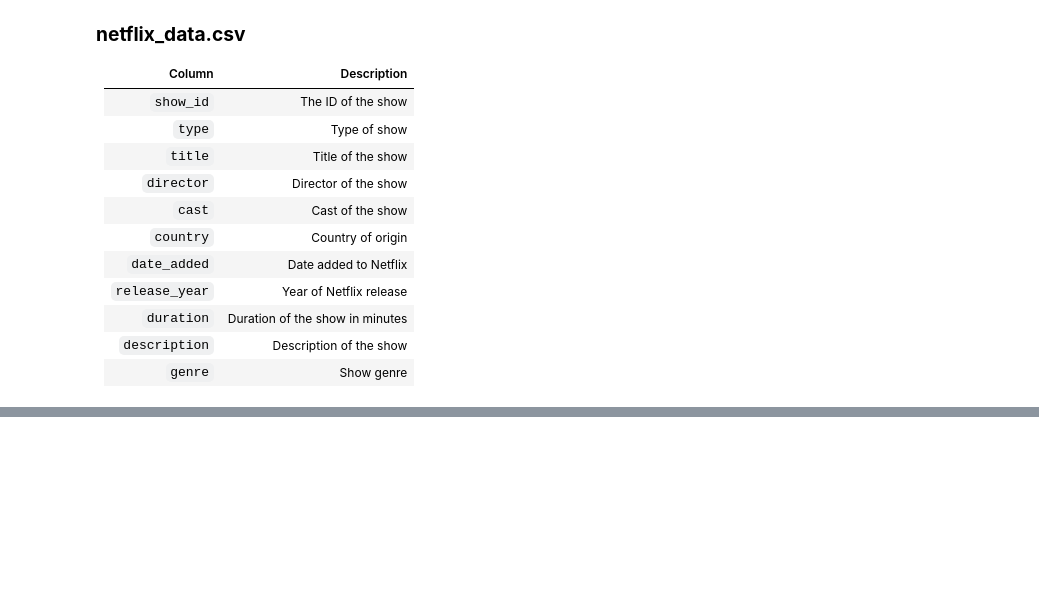
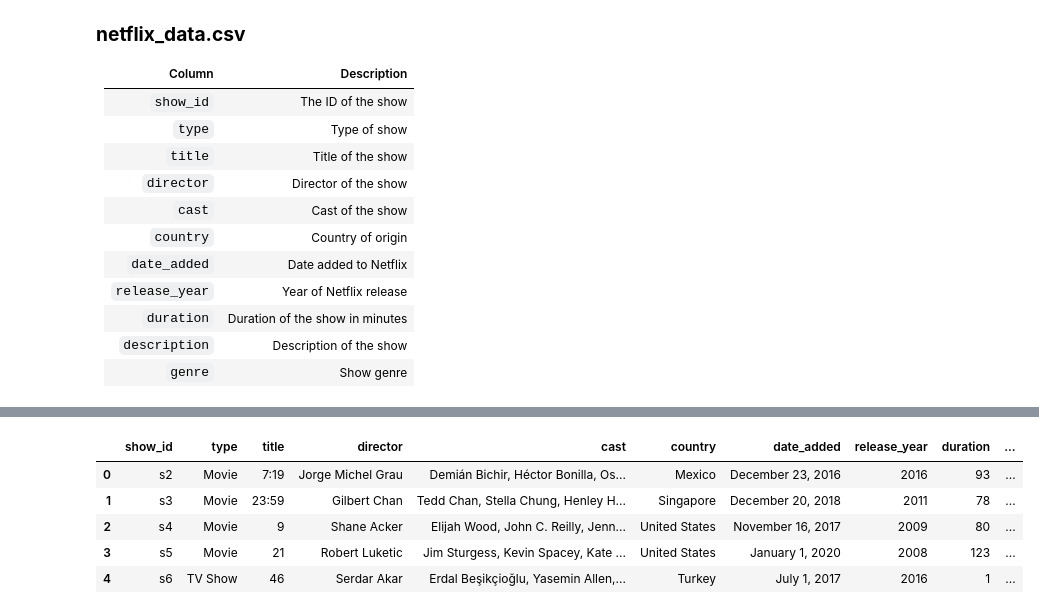
Before and after one commit to thasvithu/Data-Science-Projects-Portfolio, a Jupyter notebook: 01 Beginner/02 Investigating Netflix Movies/notebook.ipynb, the cells around one changed output, grey strips where cells are left out. Saved outputs shown, nothing was run; the diff lists cells and outputs as text; code cells hidden in the pictures; blank space fills up the shorter version.

```diff
--- a/01 Beginner/02 Investigating Netflix Movies/notebook.ipynb
+++ b/01 Beginner/02 Investigating Netflix Movies/notebook.ipynb
@@ -24,0 +54,10 @@ You have been supplied with the dataset `netflix_data.csv`, along with the follo
+# %%
+# view the first 5 rows of the dataset
+df.head()
+# %% [output]
+|  | show_id | type | title | director | cast | country | date_added | release_year | duration | ... |
+| 0 | s2 | Movie | 7:19 | Jorge Michel Grau | Demián Bichir, Héctor Bonilla, Os... | Mexico | December 23, 2016 | 2016 | 93 | ... |
+| 1 | s3 | Movie | 23:59 | Gilbert Chan | Tedd Chan, Stella Chung, Henley H... | Singapore | December 20, 2018 | 2011 | 78 | ... |
+| 2 | s4 | Movie | 9 | Shane Acker | Elijah Wood, John C. Reilly, Jenn... | United States | November 16, 2017 | 2009 | 80 | ... |
+| 3 | s5 | Movie | 21 | Robert Luketic | Jim Sturgess, Kevin Spacey, Kate ... | United States | January 1, 2020 | 2008 | 123 | ... |
+| 4 | s6 | TV Show | 46 | Serdar Akar | Erdal Beşikçioğlu, Yasemin Allen,... | Turkey | July 1, 2017 | 2016 | 1 | ... |
```
Also changed, not shown: parts of 9 cells of this notebook.
